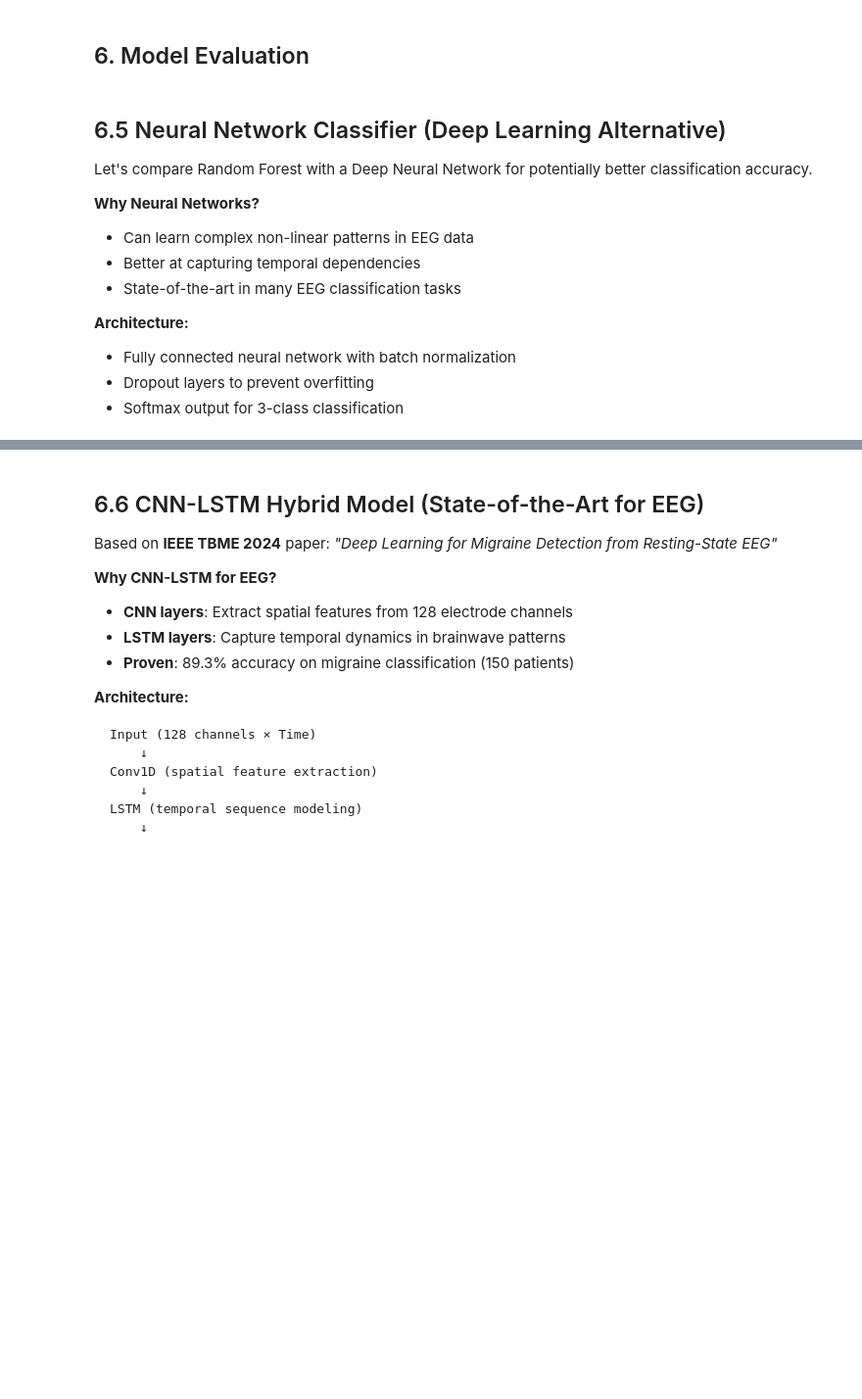
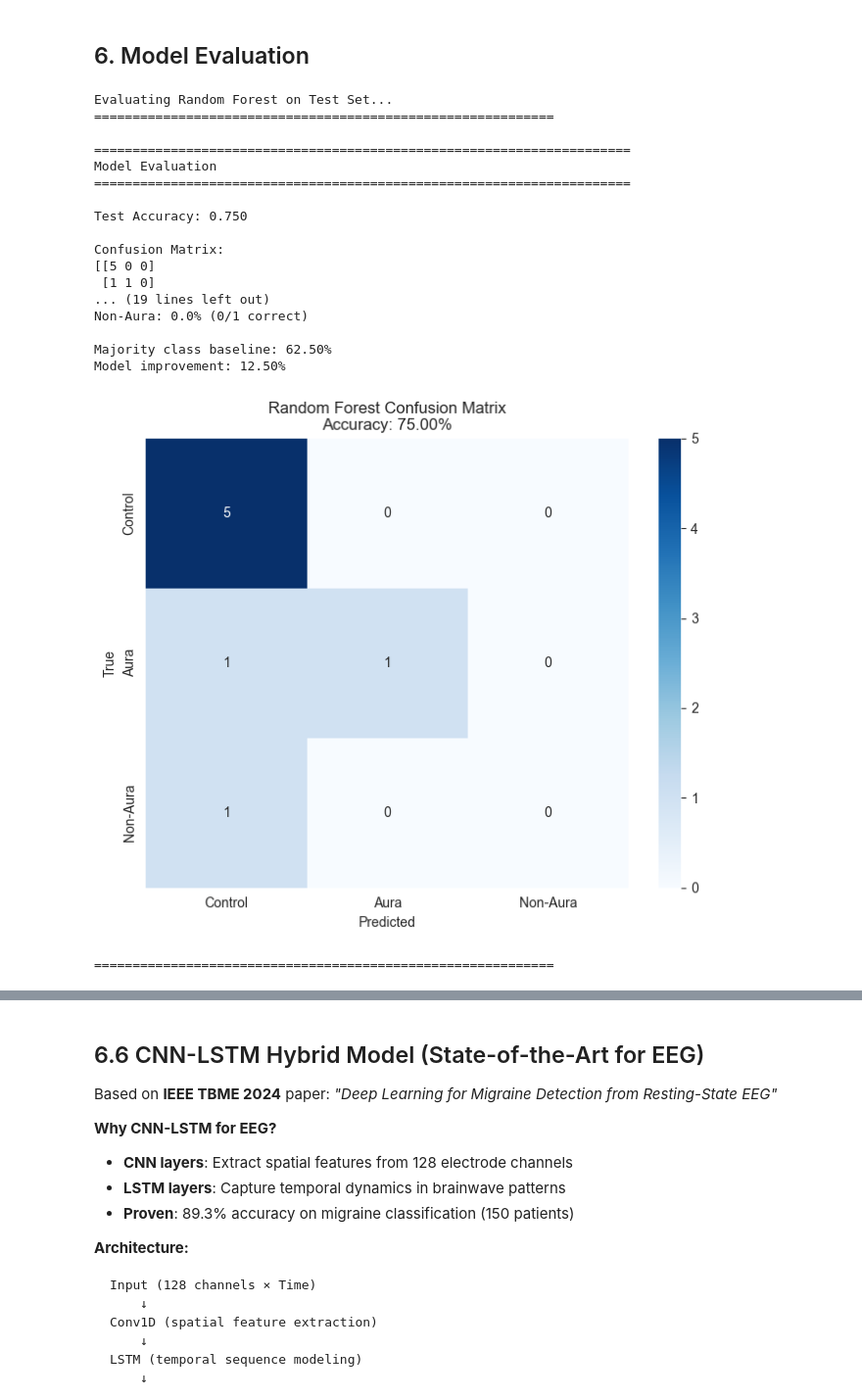
Before and after one commit to devmahbe/FYDP_Personalized-Migraine-Mitigation-Via-Binaural-Beats, a Jupyter notebook: migraine_binaural_treatment.ipynb, the cells around one changed output, grey strips where cells are left out. Shown at 98% size. Saved outputs shown, nothing was run; the diff lists cells and outputs as text; code cells hidden in the pictures; blank space fills up the shorter version.

```diff
--- a/migraine_binaural_treatment.ipynb
+++ b/migraine_binaural_treatment.ipynb
@@ -206,14 +280,66 @@ save_model(model_package, 'models/migraine_classifier.pkl')
-# %% [markdown]
-## 6.5 Neural Network Classifier (Deep Learning Alternative)
-
-Let's compare Random Forest with a Deep Neural Network for potentially better classification accuracy.
-
-**Why Neural Networks?**
-- Can learn complex non-linear patterns in EEG data
-- Better at capturing temporal dependencies
-- State-of-the-art in many EEG classification tasks
-
-**Architecture:**
-- Fully connected neural network with batch normalization
-- Dropout layers to prevent overfitting
-- Softmax output for 3-class classification
+# %%
+# Evaluate model
+print("Evaluating Random Forest on Test Set...")
+print("=" * 60)
+
+accuracy, cm = evaluate_model(model_package, X_test, y_test)
+
+# Additional analysis
+print("\n" + "=" * 60)
+print("PERFORMANCE ANALYSIS:")
+print("=" * 60)
+
+# Per-class accuracy
+for i, label in enumerate(['Control', 'Aura', 'Non-Aura']):
+    mask = y_test == i
+    if mask.sum() > 0:
+        class_acc = (cm[i, i] / cm[i, :].sum()) * 100
+        print(f"{label}: {class_acc:.1f}% ({cm[i, i]}/{cm[i, :].sum()} correct)")
+    else:
+        print(f"{label}: No test samples")
+
+# Check if model is just guessing majority class
+majority_class = np.bincount(y_test).argmax()
+majority_baseline = (y_test == majority_class).mean()
+print(f"\nMajority class baseline: {majority_baseline:.2%}")
+print(f"Model improvement: {(accuracy - majority_baseline):.2%}")
+
+if accuracy < majority_baseline + 0.05:
+    print("\n⚠️ WARNING: Model is barely better than guessing majority class!")
+    print("   This is expected with very small datasets (n=31)")
+    print("   Solutions:")
+    print("   1. Collect more patient data (target: 100+)")
+    print("   2. Use simpler models (reduce complexity)")
+    print("   3. Use leave-one-out cross-validation instead")
+
+# Plot confusion matrix
+plt.figure(figsize=(8, 6))
+sns.heatmap(cm, annot=True, fmt='d', cmap='Blues',
+            xticklabels=['Control', 'Aura', 'Non-Aura'],
+            yticklabels=['Control', 'Aura', 'Non-Aura'])
+plt.xlabel('Predicted')
+plt.ylabel('True')
+plt.title(f'Random Forest Confusion Matrix\nAccuracy: {accuracy:.2%}')
+plt.show()
+
+print("\n" + "=" * 60)
+# %% [output]
+Evaluating Random Forest on Test Set...
+============================================================
+
+======================================================================
+Model Evaluation
+======================================================================
+
+Test Accuracy: 0.750
+
+Confusion Matrix:
+[[5 0 0]
+ [1 1 0]
+... (19 lines left out)
+Non-Aura: 0.0% (0/1 correct)
+
+Majority class baseline: 62.50%
+Model improvement: 12.50%
+[figure, added]
+============================================================
```
Also changed, not shown: parts of 18 cells of this notebook, 5 other files.
